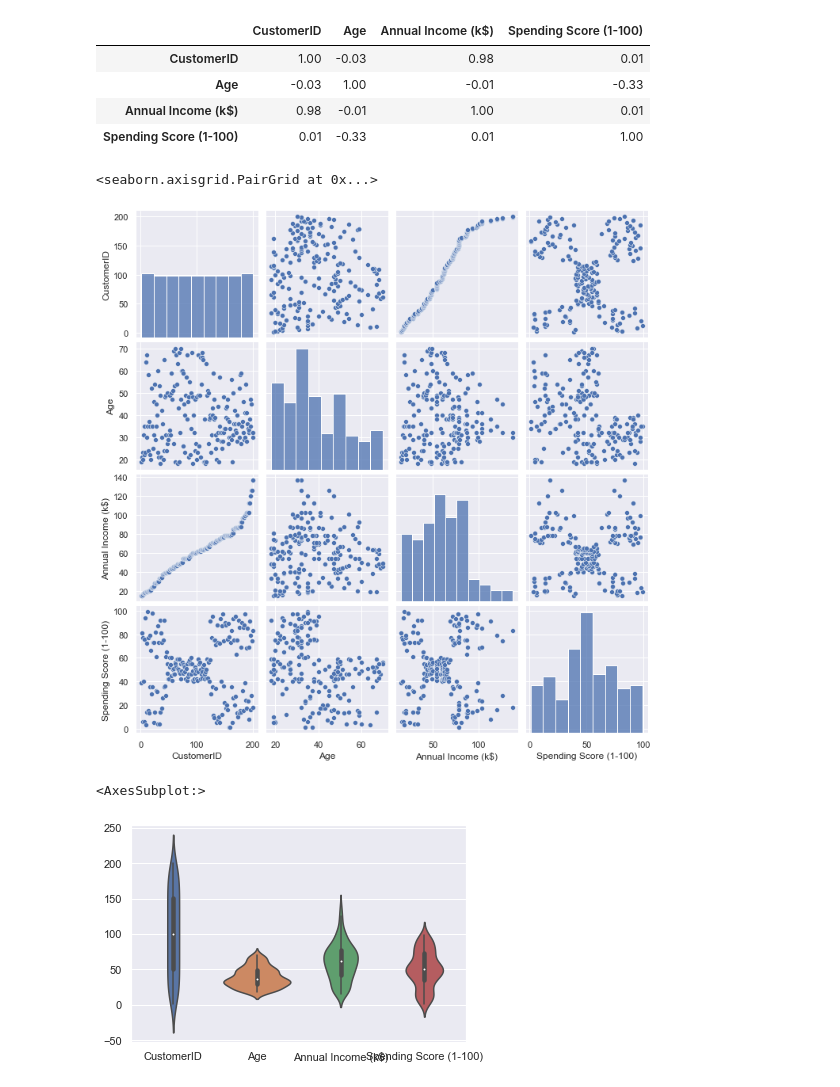
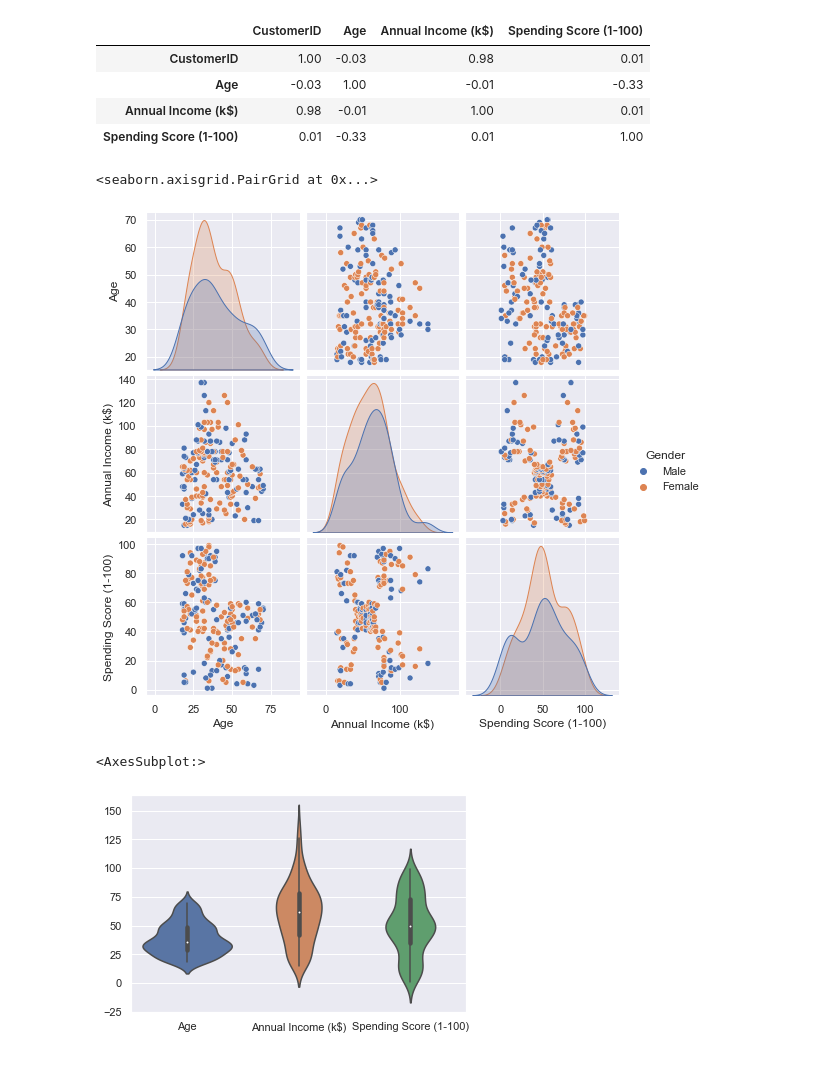
Before and after one commit to soziobro/dswebinar, a Jupyter notebook: HOMEWORK/Copy of HW1_EDA_Consumer.ipynb, the cells around one changed output. Drawn from its saved outputs; the diff is of its cells as text; code cells hidden in the pictures.

```diff
--- a/HOMEWORK/Copy of HW1_EDA_Consumer.ipynb
+++ b/HOMEWORK/Copy of HW1_EDA_Consumer.ipynb
@@ -80,16 +90,16 @@ df.corr().style.background_gradient(cmap='coolwarm').set_precision(2)
 | Annual Income (k$) | 0.98 | -0.01 | 1.00 | 0.01 |
 | Spending Score (1-100) | 0.01 | -0.33 | 0.01 | 1.00 |
 # %%
-sns.pairplot(data=df, kind="scatter", vars=["CustomerID", "Age", "Annual Income (k$)","Spending Score (1-100)"])
+sns.pairplot(data=df, kind="scatter", vars=[ "Age", "Annual Income (k$)","Spending Score (1-100)"], hue='Gender')
 # %% [output]
 <seaborn.axisgrid.PairGrid at 0x...>
-[figure, old version]
+[figure, new version]
 # %%
-sns.violinplot(data=df[["CustomerID", "Age", "Annual Income (k$)","Spending Score (1-100)"
+sns.violinplot(data=df[[ "Age", "Annual Income (k$)","Spending Score (1-100)"
 
 
 
 ]])
 # %% [output]
 <AxesSubplot:>
-[figure, old version]
+[figure, new version]
```
Also changed, not shown: parts of 2 cells of this notebook.
